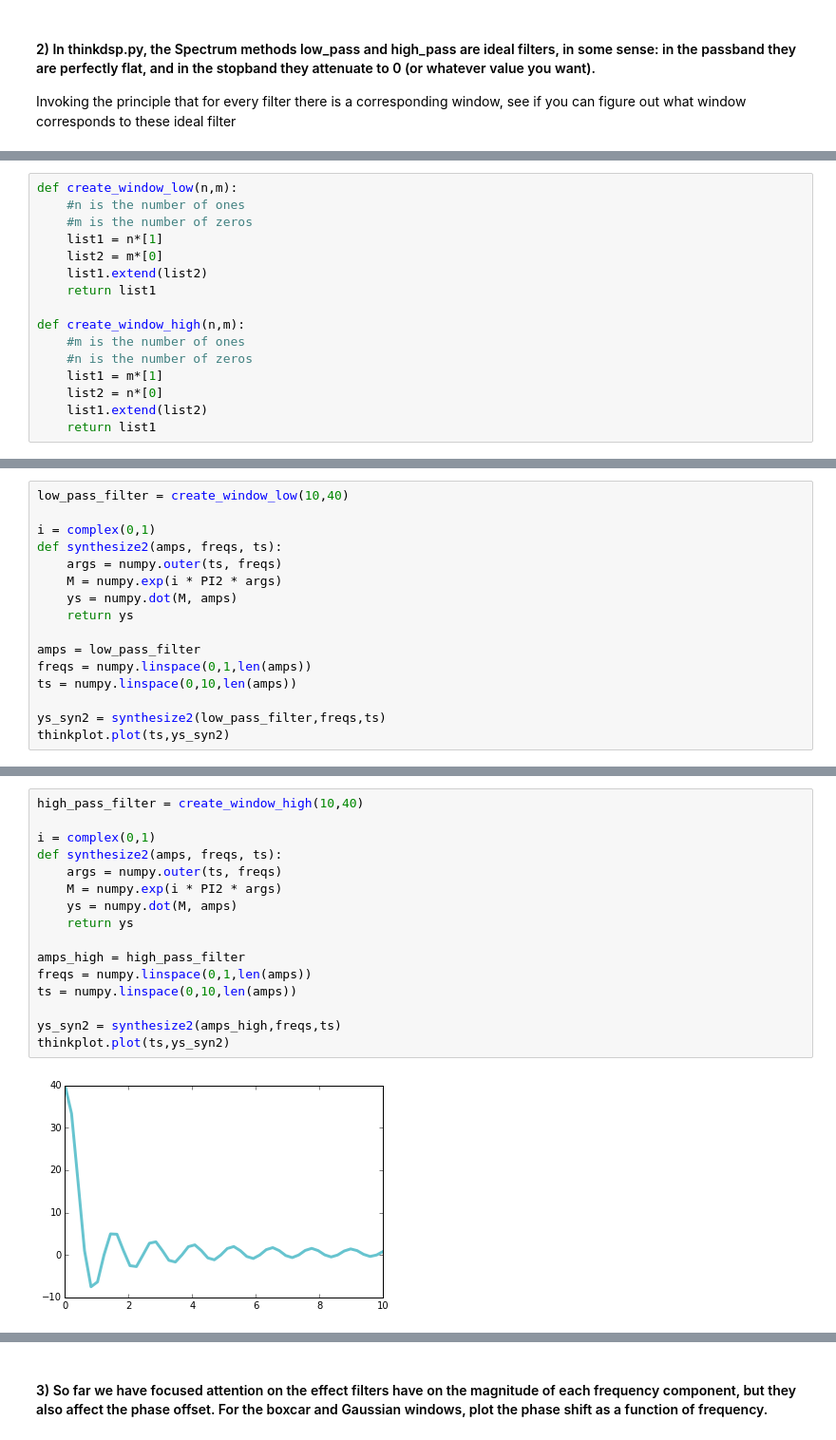
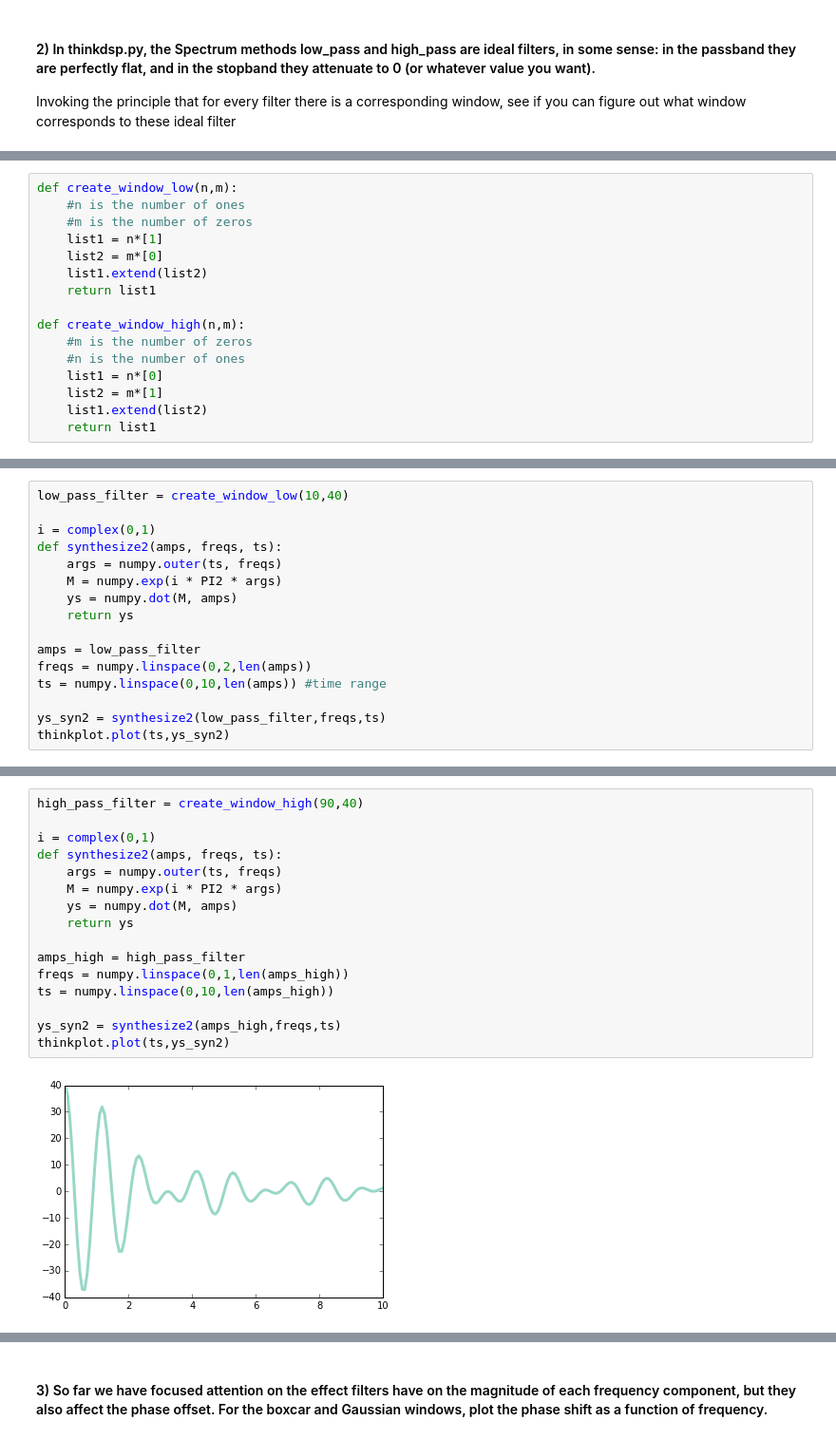
Before and after one commit to yunhsincynthiachen/ThinkDSP, a Jupyter notebook: code/ps05.ipynb, the cells around one changed output, grey strips where cells are left out. Shown at 95% size. Drawn from its saved outputs; the diff is of its cells as text.

```diff
--- a/code/ps05.ipynb
+++ b/code/ps05.ipynb
@@ -84,9 +86,9 @@ def create_window_low(n,m):
     return list1
 
 def create_window_high(n,m):
-    #m is the number of ones
-    #n is the number of zeros
-    list1 = m*[1]
-    list2 = n*[0]
+    #m is the number of zeros
+    #n is the number of ones
+    list1 = n*[0]
+    list2 = m*[1]
     list1.extend(list2)
     return list1
@@ -101,8 +105,8 @@ def synthesize2(amps, freqs, ts):
     return ys
 
 amps = low_pass_filter
-freqs = numpy.linspace(0,1,len(amps))
-ts = numpy.linspace(0,10,len(amps))
+freqs = numpy.linspace(0,2,len(amps))
+ts = numpy.linspace(0,10,len(amps)) #time range
 
 ys_syn2 = synthesize2(low_pass_filter,freqs,ts)
 thinkplot.plot(ts,ys_syn2)
@@ -111,18 +117,18 @@ thinkplot.plot(ts,ys_syn2)
 # %%
-high_pass_filter = create_window_high(10,40)
+high_pass_filter = create_window_high(90,40)
 
 i = complex(0,1)
 def synthesize2(amps, freqs, ts):
     args = numpy.outer(ts, freqs)
     M = numpy.exp(i * PI2 * args)
     ys = numpy.dot(M, amps)
     return ys
 
 amps_high = high_pass_filter
-freqs = numpy.linspace(0,1,len(amps))
-ts = numpy.linspace(0,10,len(amps))
+freqs = numpy.linspace(0,1,len(amps_high))
+ts = numpy.linspace(0,10,len(amps_high))
 
 ys_syn2 = synthesize2(amps_high,freqs,ts)
 thinkplot.plot(ts,ys_syn2)
 # %% [output]
-[figure, old version]
+[figure, new version]
```
Also changed, not shown: parts of 8 cells of this notebook.
